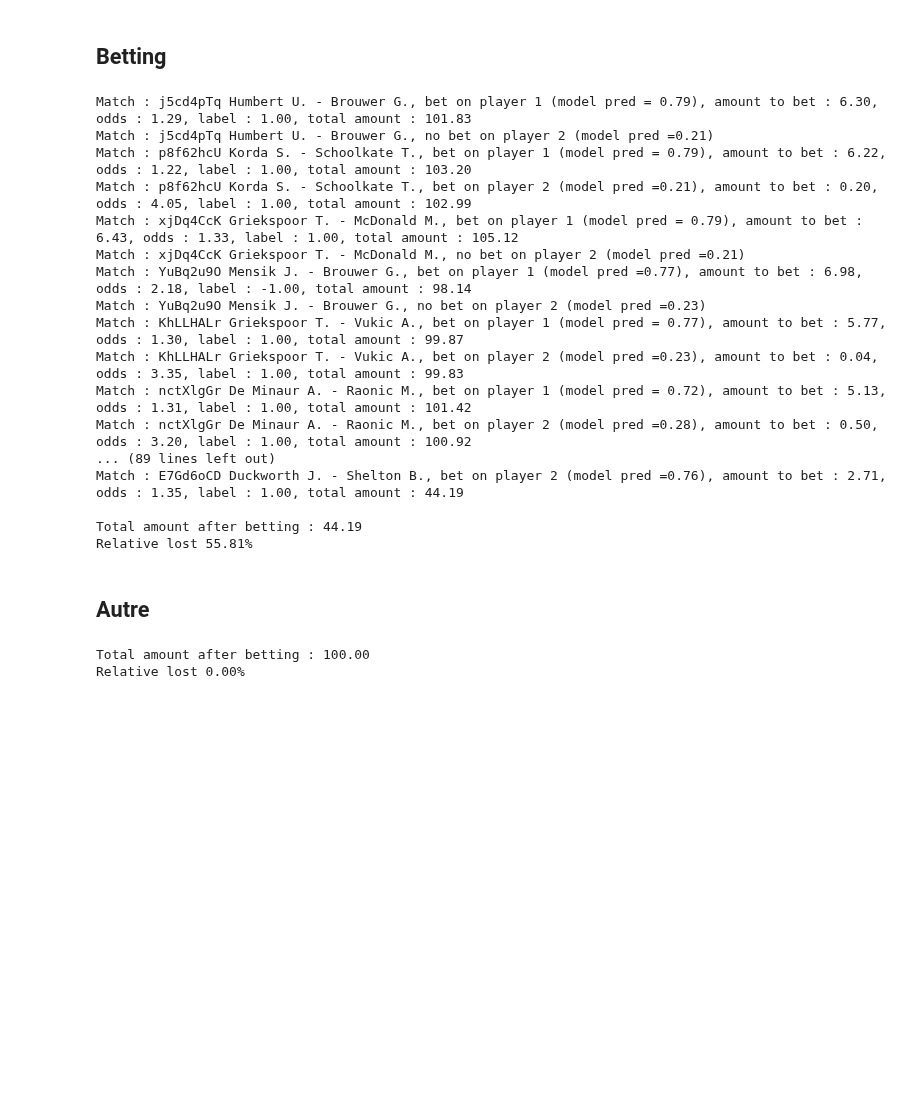
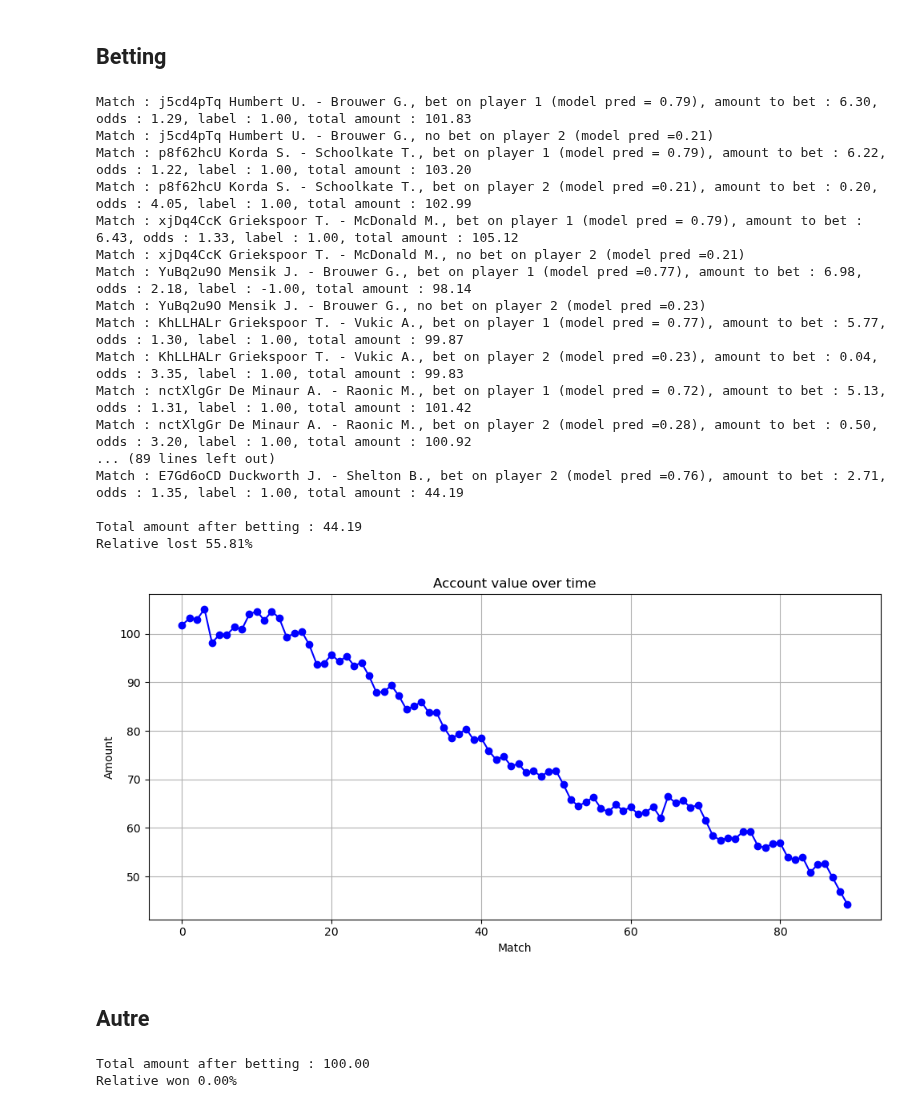
Before and after one commit to mathias-grau/betbot_tennis, a Jupyter notebook: tennis/model.ipynb, the cells around one changed output. Cells and saved outputs as stored; diff of their text form; code cells hidden in the pictures; blank space fills up the shorter version.

```diff
--- a/tennis/model.ipynb
+++ b/tennis/model.ipynb
@@ -952,6 +952,7 @@ test['prob_player2'] = (1-test['predictions'])/2
 test['kelly_criterion_player1'] = test.apply(lambda row : kelly_criterion(row['odds_1'], row['prob_player1']), axis=1)
 test['kelly_criterion_player2'] = test.apply(lambda row : kelly_criterion(row['odds_2'], row['prob_player2']), axis=1)
 
+account_values = []
 
 amount = INIT_AMOUNT
 # try the model
@@ -968,6 +969,7 @@ for i, row in test.iterrows():
         else:
             amount -= bet
             print(f"{RED}Match : {row['match_id']} {player1} - {player2}, bet on player 1 (model pred ={row['prob_player1']:.2f}), amount to bet : {bet:.2f}, odds : {row['odds_1']:.2f}, label : {row['labels']:.2f}, total amount : {amount:.2f}{RESET}")
+        account_values.append(amount)
     else :
         print(f"Match : {row['match_id']} {player1} - {player2}, no bet on player 1 (model pred ={row['prob_player1']:.2f})")
     if row['kelly_criterion_player2'] > 0 :
@@ -978,33 +980,45 @@ for i, row in test.iterrows():
             amount += bet * (row['odds_2']-1)
             print(f"{GREEN}Match : {row['match_id']} {player1} - {player2}, bet on player 2 (model pred ={row['prob_player2']:.2f}), amount to bet : {bet:.2f}, odds : {row['odds_2']:.2f}, label : {row['labels']:.2f}, total amount : {amount:.2f}{RESET}")
         else:
             amount -= bet
             print(f"{RED}Match : {row['match_id']} {player1} - {player2}, bet on player 2 (model pred ={row['prob_player2']:.2f}), amount to bet : {bet:.2f}, odds : {row['odds_2']:.2f}, label : {row['labels']:.2f}, total amount : {amount:.2f}{RESET}")
+        account_values.append(amount)
     else :
         print(f"Match : {row['match_id']} {player1} - {player2}, no bet on player 2 (model pred ={row['prob_player2']:.2f})")
 print(f"\nTotal amount after betting : {amount:.2f}")
 if amount > INIT_AMOUNT:
     print(f"{GREEN}Relative won {(amount-INIT_AMOUNT)/INIT_AMOUNT*100:.2f}%{RESET}")
 else:
     print(f"{RED}Relative lost {(INIT_AMOUNT-amount)/INIT_AMOUNT*100:.2f}%{RESET}")
+
+plt.figure(figsize=(10, 5))
+plt.plot(account_values, label='Account value', color='blue', marker='o')
+plt.xlabel('Match')
+plt.ylabel('Amount')
+plt.title('Account value over time')
+plt.grid()
+plt.tight_layout()
+plt.show()
+# print the results of the strategy
 # %% [output]
 Match : j5cd4pTq Humbert U. - Brouwer G., bet on player 1 (model pred = 0.79), amount to bet : 6.30, odds : 1.29, label : 1.00, total amount : 101.83
 Match : j5cd4pTq Humbert U. - Brouwer G., no bet on player 2 (model pred =0.21)
 Match : p8f62hcU Korda S. - Schoolkate T., bet on player 1 (model pred = 0.79), amount to bet : 6.22, odds : 1.22, label : 1.00, total amount : 103.20
 Match : p8f62hcU Korda S. - Schoolkate T., bet on player 2 (model pred =0.21), amount to bet : 0.20, odds : 4.05, label : 1.00, total amount : 102.99
 Match : xjDq4CcK Griekspoor T. - McDonald M., bet on player 1 (model pred = 0.79), amount to bet : 6.43, odds : 1.33, label : 1.00, total amount : 105.12
 Match : xjDq4CcK Griekspoor T. - McDonald M., no bet on player 2 (model pred =0.21)
 Match : YuBq2u9O Mensik J. - Brouwer G., bet on player 1 (model pred =0.77), amount to bet : 6.98, odds : 2.18, label : -1.00, total amount : 98.14
 Match : YuBq2u9O Mensik J. - Brouwer G., no bet on player 2 (model pred =0.23)
 Match : KhLLHALr Griekspoor T. - Vukic A., bet on player 1 (model pred = 0.77), amount to bet : 5.77, odds : 1.30, label : 1.00, total amount : 99.87
 Match : KhLLHALr Griekspoor T. - Vukic A., bet on player 2 (model pred =0.23), amount to bet : 0.04, odds : 3.35, label : 1.00, total amount : 99.83
 Match : nctXlgGr De Minaur A. - Raonic M., bet on player 1 (model pred = 0.72), amount to bet : 5.13, odds : 1.31, label : 1.00, total amount : 101.42
 Match : nctXlgGr De Minaur A. - Raonic M., bet on player 2 (model pred =0.28), amount to bet : 0.50, odds : 3.20, label : 1.00, total amount : 100.92
 ... (89 lines left out)
 Match : E7Gd6oCD Duckworth J. - Shelton B., bet on player 2 (model pred =0.76), amount to bet : 2.71, odds : 1.35, label : 1.00, total amount : 44.19
 
 Total amount after betting : 44.19
 Relative lost 55.81%
+[figure, added]
 # %% [markdown]
 ## Autre
 # %%
@@ -1048,10 +1062,10 @@ for i, row in bet_on_player_2_df.iterrows():
 
 
 print(f"\nTotal amount after betting : {total_amount:.2f}")
-if total_amount > INIT_AMOUNT:
+if total_amount >= INIT_AMOUNT:
     print(f"{GREEN}Relative won {(total_amount-INIT_AMOUNT)/INIT_AMOUNT*100:.2f}%{RESET}")
 else:
     print(f"{RED}Relative lost {(INIT_AMOUNT-total_amount)/INIT_AMOUNT*100:.2f}%{RESET}")
 # %% [output]
 Total amount after betting : 100.00
-Relative lost 0.00%
+Relative won 0.00%
```
